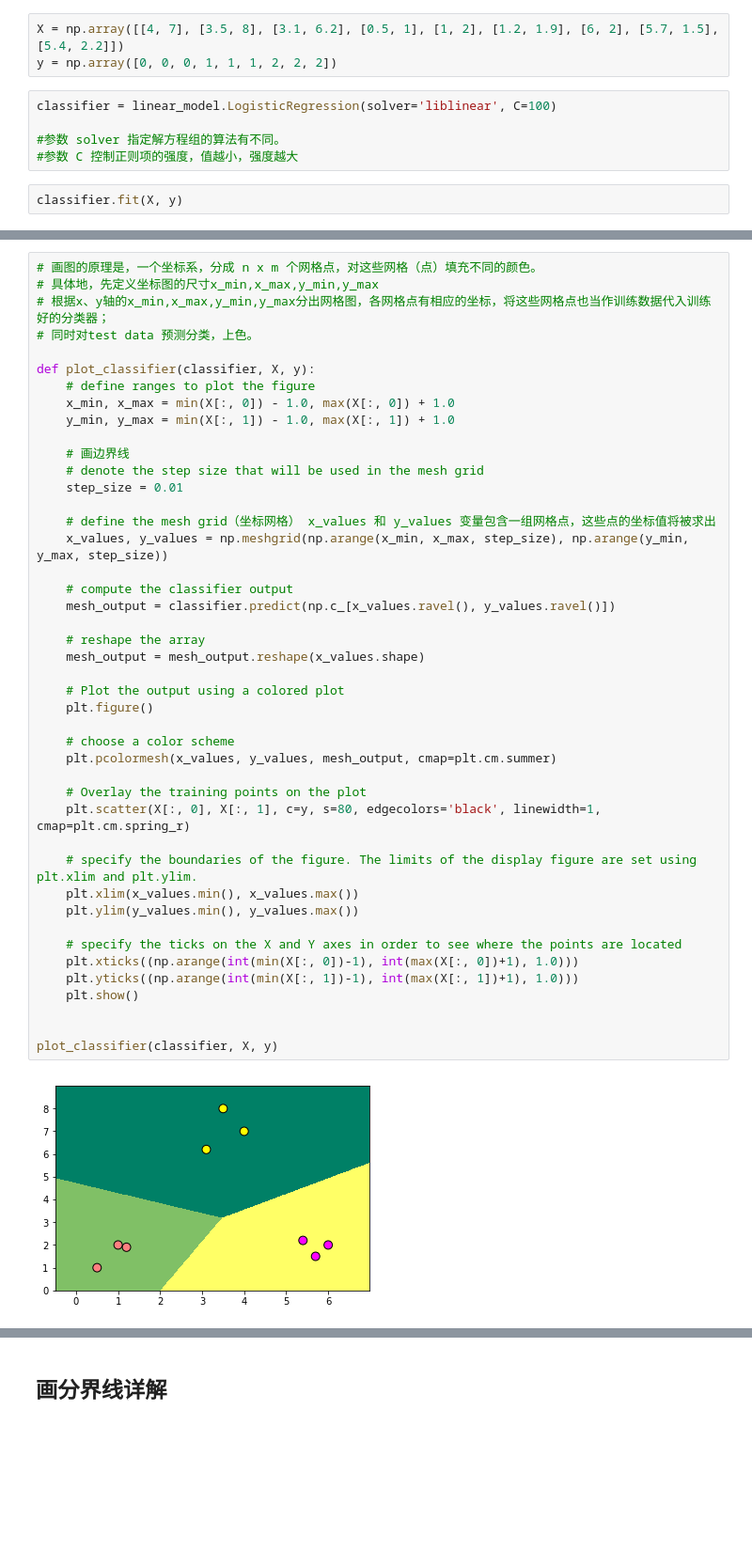
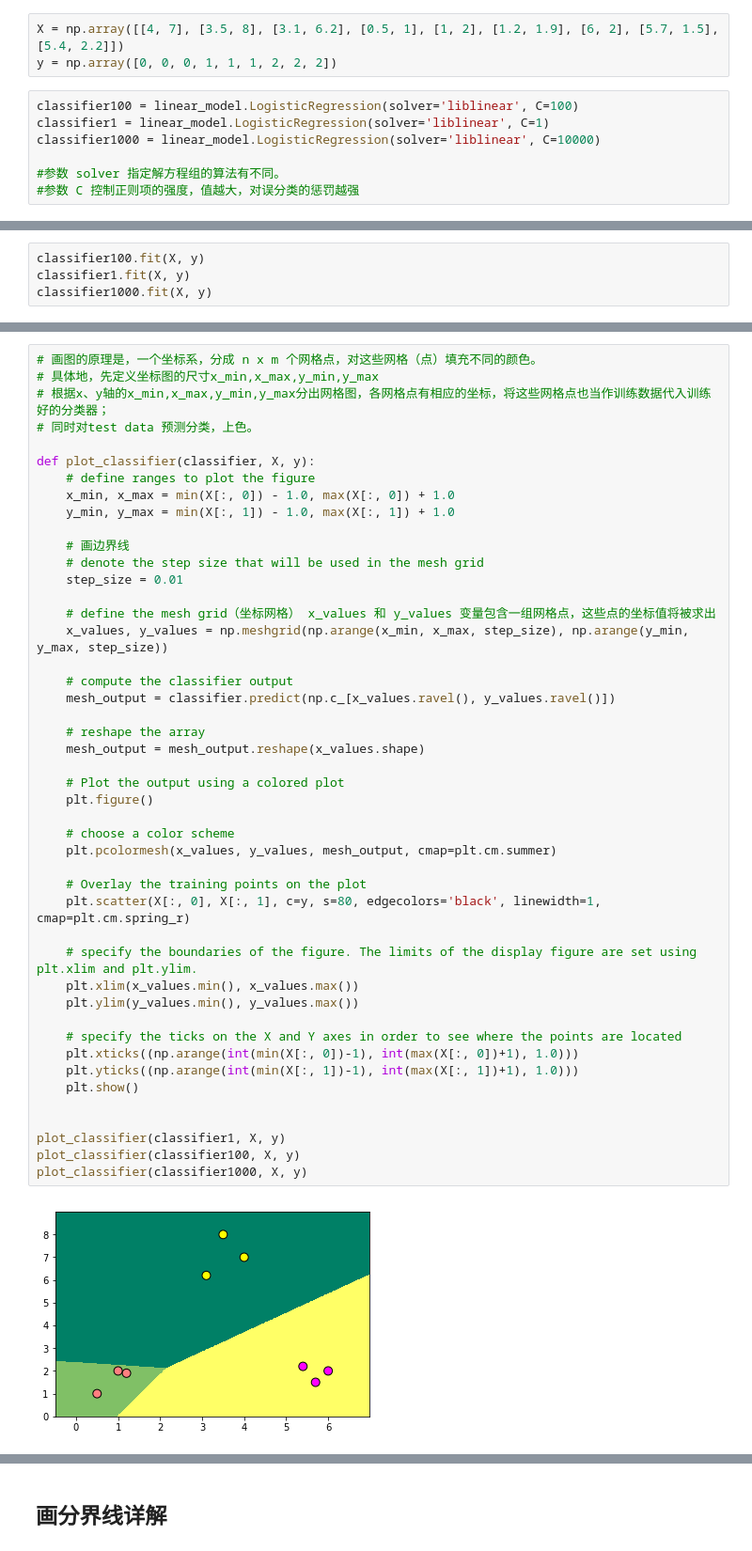
Before and after one commit to Zorro-Lin-7/My-Machine-Learning-Learning-Path, a Jupyter notebook: RealWorldMachineLearning/Chapter2/LogisticRegression and plot.ipynb, the cells around one changed output, grey strips where cells are left out. Shown at 94% size. Saved outputs shown, nothing was run; the diff lists cells and outputs as text; blank space fills up the shorter version.

Commit message:
how the C parameter affects the model

```diff
--- a/RealWorldMachineLearning/Chapter2/LogisticRegression and plot.ipynb
+++ b/RealWorldMachineLearning/Chapter2/LogisticRegression and plot.ipynb
@@ -9,9 +9,9 @@ InteractiveShell.ast_node_interactivity = 'all'
 X = np.array([[4, 7], [3.5, 8], [3.1, 6.2], [0.5, 1], [1, 2], [1.2, 1.9], [6, 2], [5.7, 1.5], [5.4, 2.2]])
 y = np.array([0, 0, 0, 1, 1, 1, 2, 2, 2])
 # %%
-classifier = linear_model.LogisticRegression(solver='liblinear', C=100)
+classifier100 = linear_model.LogisticRegression(solver='liblinear', C=100)
+classifier1 = linear_model.LogisticRegression(solver='liblinear', C=1)
+classifier1000 = linear_model.LogisticRegression(solver='liblinear', C=10000)
 
 #参数 solver 指定解方程组的算法有不同。
-#参数 C 控制正则项的强度，值越小，强度越大
+#参数 C 控制正则项的强度，值越大，对误分类的惩罚越强
-# %%
-classifier.fit(X, y)
@@ -22,0 +18,4 @@ LogisticRegression(C=100, class_weight=None, dual=False, fit_intercept=True,
+# %%
+classifier100.fit(X, y)
+classifier1.fit(X, y)
+classifier1000.fit(X, y)
@@ -37,32 +49,34 @@ def plot_classifier(classifier, X, y):
 
     # define the mesh grid（坐标网格） x_values 和 y_values 变量包含一组网格点，这些点的坐标值将被求出
     x_values, y_values = np.meshgrid(np.arange(x_min, x_max, step_size), np.arange(y_min, y_max, step_size))
 
     # compute the classifier output
     mesh_output = classifier.predict(np.c_[x_values.ravel(), y_values.ravel()])
 
     # reshape the array
     mesh_output = mesh_output.reshape(x_values.shape)
 
     # Plot the output using a colored plot
     plt.figure()
 
     # choose a color scheme
     plt.pcolormesh(x_values, y_values, mesh_output, cmap=plt.cm.summer)
 
     # Overlay the training points on the plot
     plt.scatter(X[:, 0], X[:, 1], c=y, s=80, edgecolors='black', linewidth=1, cmap=plt.cm.spring_r)
 
     # specify the boundaries of the figure. The limits of the display figure are set using plt.xlim and plt.ylim.
     plt.xlim(x_values.min(), x_values.max())
     plt.ylim(y_values.min(), y_values.max())
 
     # specify the ticks on the X and Y axes in order to see where the points are located
     plt.xticks((np.arange(int(min(X[:, 0])-1), int(max(X[:, 0])+1), 1.0)))
     plt.yticks((np.arange(int(min(X[:, 1])-1), int(max(X[:, 1])+1), 1.0)))
     plt.show()
 
 
-plot_classifier(classifier, X, y)
+plot_classifier(classifier1, X, y)
+plot_classifier(classifier100, X, y)
+plot_classifier(classifier1000, X, y)
 # %% [output]
-[figure, old version]
+[figure, new version]
```
Also changed, not shown: parts of 3 cells of this notebook.
